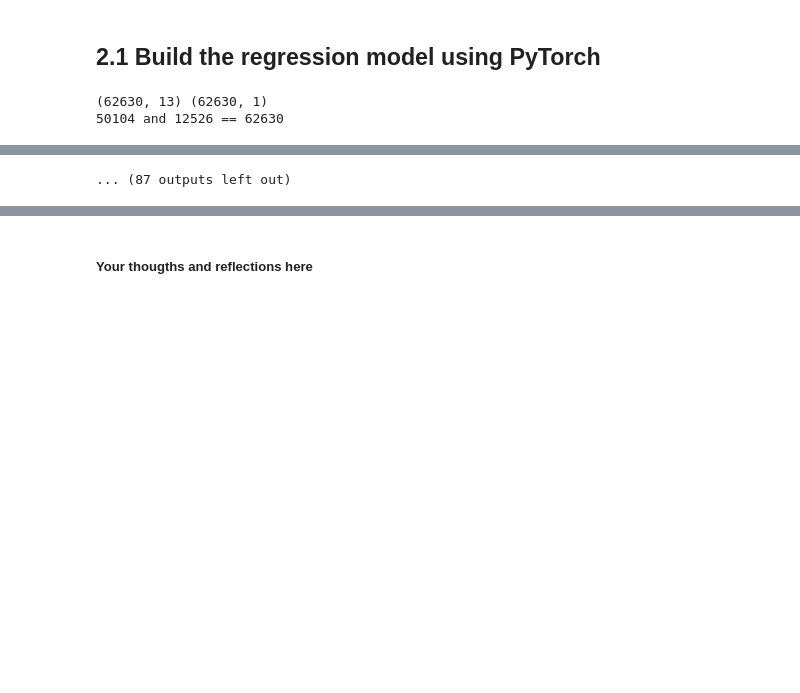
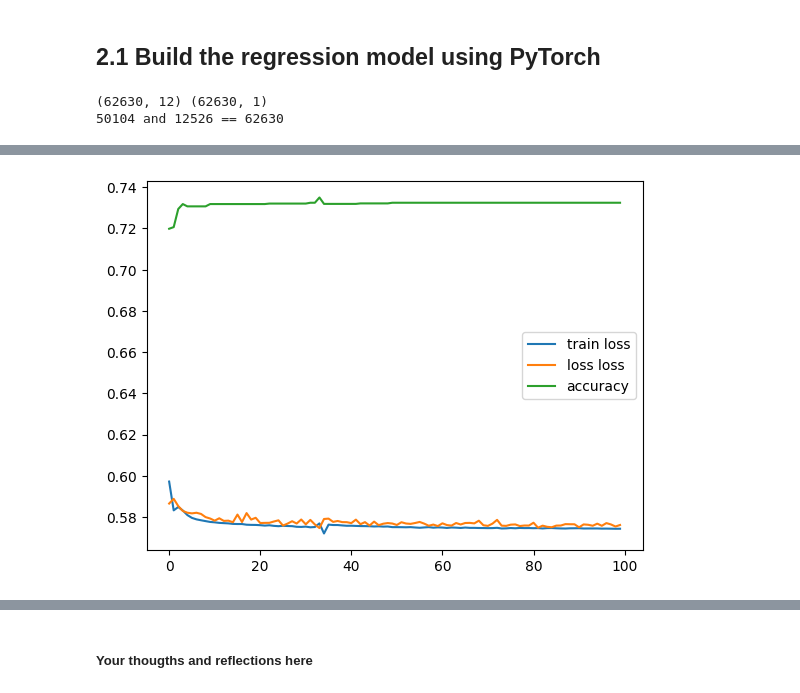
Before and after one commit to leihui6/basic-datascience23, a Jupyter notebook: handin/Leihui Li-FinalHandin-solution.ipynb, the cells around one changed output, grey strips where cells are left out. Cells and saved outputs as stored; diff of their text form; code cells hidden in the pictures; blank space fills up the shorter version.

```diff
--- a/handin/Leihui Li-FinalHandin-solution.ipynb
+++ b/handin/Leihui Li-FinalHandin-solution.ipynb
@@ -299,43 +280,52 @@ def stratified_split(dataset : torch.utils.data.Dataset, labels, fraction, rando
 # %%
 ## Dataset preparation
-device = torch.device("cpu")
-# For this dataset, the index number and the UTC may not be helpful, so 13 features could be enough
-in_features = 13
+device = torch.device("cuda")
+# For this dataset, the index number and the UTC may not be helpful, so 12 features could be enough
+in_features = 12
 out_features = 2
-node_num = 30
+node_num = 10
 model = nn.Sequential(
     nn.Linear(in_features, node_num),#hidden layer
     nn.Tanh(),#activation
     nn.Linear(node_num, node_num),#hidden layer
     nn.Tanh(),#activation
+    nn.Linear(node_num, node_num),#hidden layer
+    nn.Tanh(),#activation
+    nn.Linear(node_num, node_num),#hidden layer
+    nn.Tanh(),#activation
     nn.Linear(node_num, out_features),#output layer
 )
-torch.manual_seed(42)
-X, y = features.copy()[:,2:], labels.copy()
+torch.manual_seed(3407)
+X, y = features.copy(), labels.copy()
 print (X.shape, y.shape)
+
 dataset  = torch.utils.data.TensorDataset(
     torch.tensor(X, dtype=torch.float32).to(device),
     torch.tensor(y.flatten(), dtype=torch.long).to(device))
 train_ratio = 0.8
-num_of_train_rows = int(math.ceil(X.shape[0]*train_ratio)) # get sure to round up
+num_of_train_rows = int(X.shape[0]*train_ratio)
 num_of_test_rows = int(math.ceil(X.shape[0]*(1-train_ratio)))
 print (f"{num_of_train_rows} and {num_of_test_rows} == {X.shape[0]}")
 
-train_data, test_data = torch.utils.data.random_split(dataset ,
-                                            lengths=[num_of_train_rows, num_of_test_rows])
-
-# train_data, train_labels, test_data, test_labels = stratified_split(dataset, y, fraction=0.9)
-
-training_loader = DataLoader(train, shuffle=True,batch_size=256)
-testing_loader = DataLoader(test, shuffle=True, batch_size=256)
+generator1 = torch.Generator().manual_seed(3407)
+train_data, test_data = torch.utils.data.random_split(
+    dataset,
+    lengths=[num_of_train_rows, num_of_test_rows],
+    generator=generator1)
 # %% [output]
-(62630, 13) (62630, 1)
+(62630, 12) (62630, 1)
 50104 and 12526 == 62630
 # %%
+my_epoch = 100
+my_lr = 0.01
+my_batch_size = 64
+
+training_loader = DataLoader(train_data, shuffle=True,batch_size=my_batch_size)
+testing_loader = DataLoader(test_data, shuffle=True, batch_size=512)
 ## Training
 loss_func = nn.CrossEntropyLoss()
-# plt.ion()
+checkpoint_name = f'best_epoch_{my_epoch}_lr_{my_lr}_bt_{my_batch_size}'
 results = train_simple_network(model,
-                               loss_func, training_loader, testing_loader,
-                               epochs=200, device=device, checkpoint_file='best_epoch_100_lr_0.03.pt', _plt = plt)
+                               loss_func, training_loader, testing_loader, score_funcs={'Accuracy': accuracy_score},
+                               epochs=my_epoch, device=device, checkpoint_file=f'{checkpoint_name}.pt', _lr=my_lr)
 # %% [output]
@@ -354,4 +332,4 @@ loss:0.5601342972871419
-... (87 outputs left out)
+[figure, added]
 # %%
 plt.plot(results['train loss'], label='train loss')
 plt.plot(results['test loss'], label='test loss')
```
Also changed, not shown: parts of 12 cells of this notebook, 12 other files.
